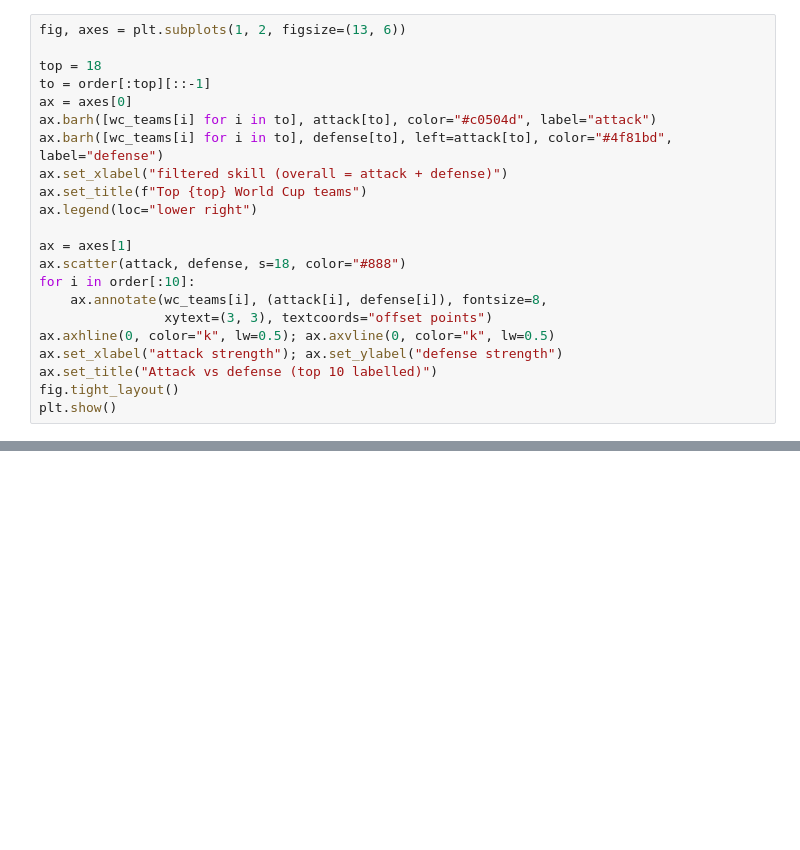
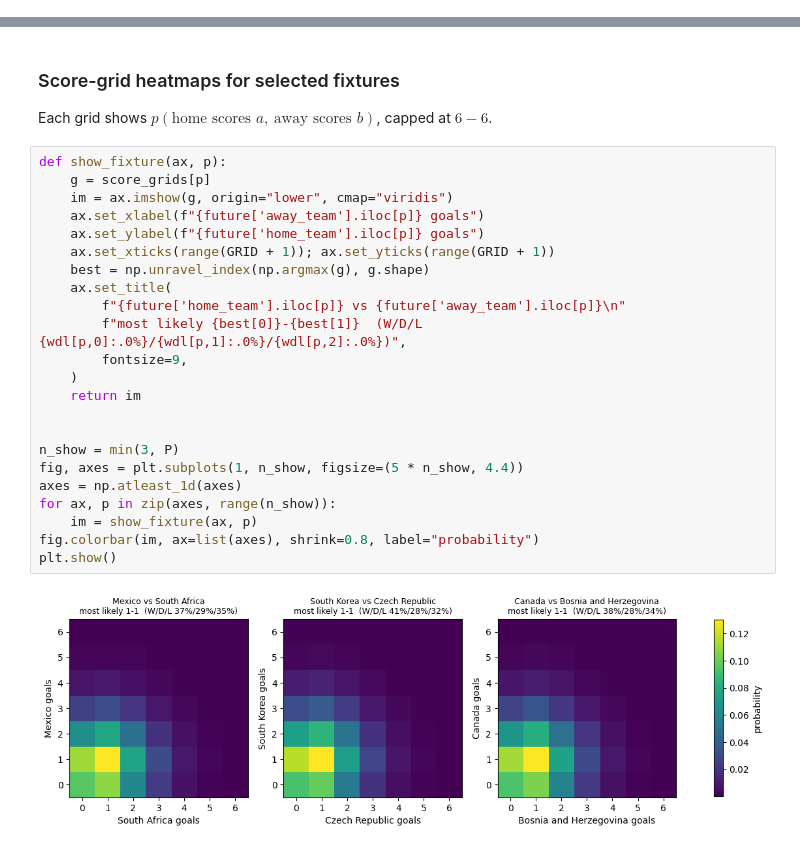
Before and after one commit to DanWaxman/dynestyx, a Jupyter notebook: docs/deep_dives/factorial_world_cup.ipynb, the cells around one changed output, grey strips where cells are left out. Saved outputs shown, nothing was run; the diff lists cells and outputs as text; blank space fills up the shorter version.

```diff
--- a/docs/deep_dives/factorial_world_cup.ipynb
+++ b/docs/deep_dives/factorial_world_cup.ipynb
@@ -203,22 +0,0 @@ marginal log-likelihood (EKF evidence): -3240.2
-# %%
-fig, axes = plt.subplots(1, 2, figsize=(13, 6))
-
-top = 18
-to = order[:top][::-1]
-ax = axes[0]
-ax.barh([wc_teams[i] for i in to], attack[to], color="#c0504d", label="attack")
-ax.barh([wc_teams[i] for i in to], defense[to], left=attack[to], color="#4f81bd", label="defense")
-ax.set_xlabel("filtered skill (overall = attack + defense)")
-ax.set_title(f"Top {top} World Cup teams")
-ax.legend(loc="lower right")
-
-ax = axes[1]
-ax.scatter(attack, defense, s=18, color="#888")
-for i in order[:10]:
-    ax.annotate(wc_teams[i], (attack[i], defense[i]), fontsize=8,
-                xytext=(3, 3), textcoords="offset points")
-ax.axhline(0, color="k", lw=0.5); ax.axvline(0, color="k", lw=0.5)
-ax.set_xlabel("attack strength"); ax.set_ylabel("defense strength")
-ax.set_title("Attack vs defense (top 10 labelled)")
-fig.tight_layout()
-plt.show()
@@ -460,0 +415,29 @@ Notes and extensions:
+# %% [markdown]
+### Score-grid heatmaps for selected fixtures
+
+Each grid shows $p(\text{home scores } a,\ \text{away scores } b)$, capped at $6\!-\!6$.
+# %%
+def show_fixture(ax, p):
+    g = score_grids[p]
+    im = ax.imshow(g, origin="lower", cmap="viridis")
+    ax.set_xlabel(f"{future['away_team'].iloc[p]} goals")
+    ax.set_ylabel(f"{future['home_team'].iloc[p]} goals")
+    ax.set_xticks(range(GRID + 1)); ax.set_yticks(range(GRID + 1))
+    best = np.unravel_index(np.argmax(g), g.shape)
+    ax.set_title(
+        f"{future['home_team'].iloc[p]} vs {future['away_team'].iloc[p]}\n"
+        f"most likely {best[0]}-{best[1]}  (W/D/L {wdl[p,0]:.0%}/{wdl[p,1]:.0%}/{wdl[p,2]:.0%})",
+        fontsize=9,
+    )
+    return im
+
+
+n_show = min(3, P)
+fig, axes = plt.subplots(1, n_show, figsize=(5 * n_show, 4.4))
+axes = np.atleast_1d(axes)
+for ax, p in zip(axes, range(n_show)):
+    im = show_fixture(ax, p)
+fig.colorbar(im, ax=list(axes), shrink=0.8, label="probability")
+plt.show()
+# %% [output]
+[figure, added]
```
Also changed, not shown: parts of 46 cells of this notebook.
